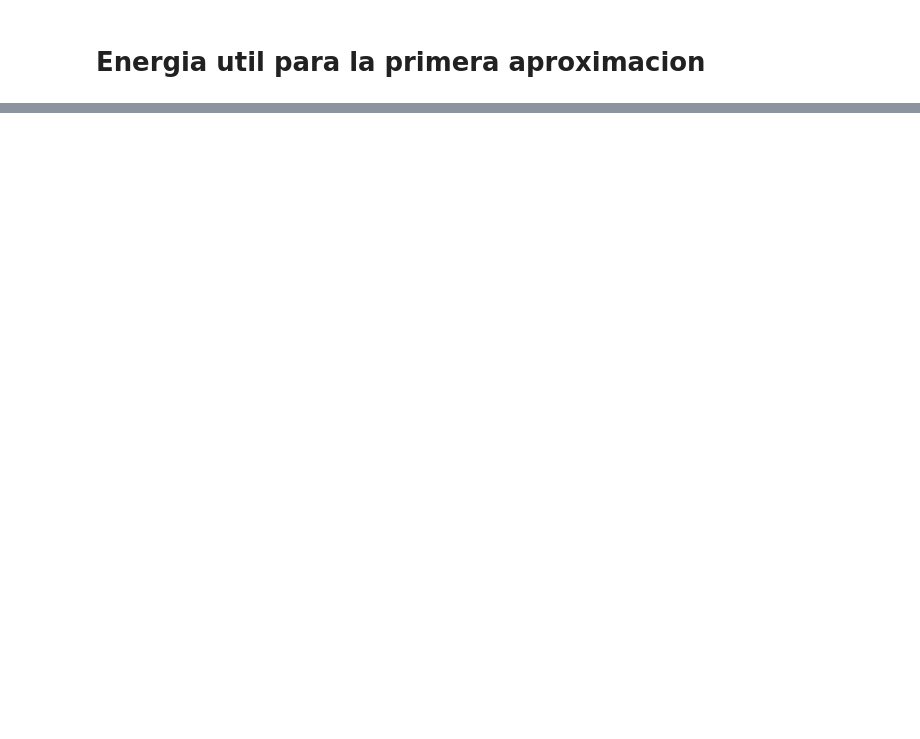
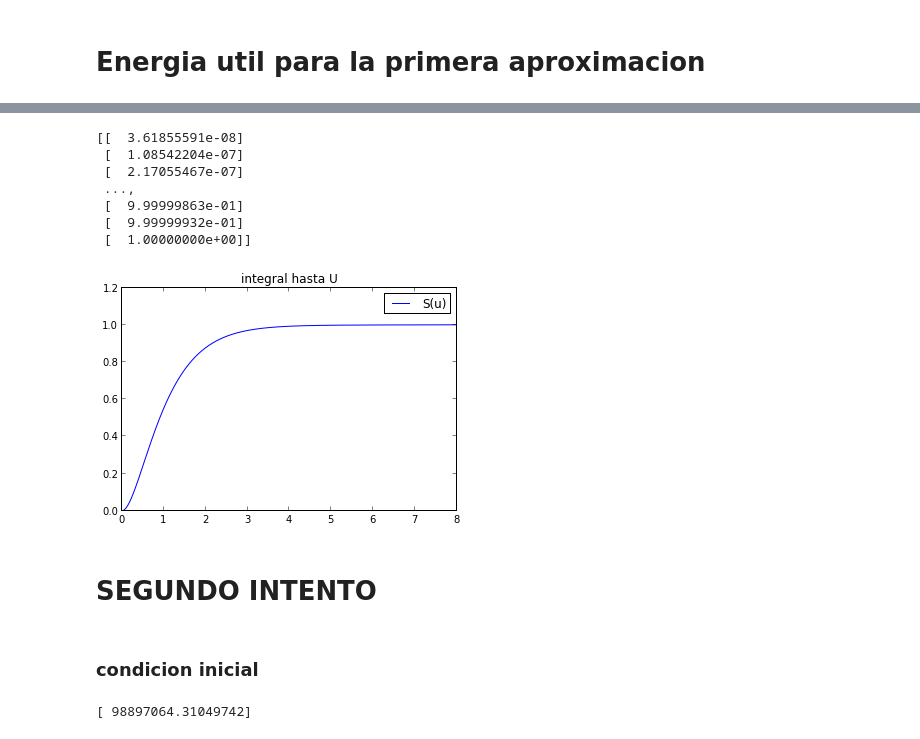
Before and after one commit to daniel-lozano/Atomica, a Jupyter notebook: Atomo_de_Helio.ipynb, the cells around one changed output, grey strips where cells are left out. Saved outputs shown, nothing was run; the diff lists cells and outputs as text; code cells hidden in the pictures; blank space fills up the shorter version.

Commit message:
actualizado a intento 2

```diff
--- a/Atomo_de_Helio.ipynb
+++ b/Atomo_de_Helio.ipynb
@@ -161,0 +190,22 @@ plot(U,probaNor)
+# %%
+integ=np.zeros([Umax,1],dtype=float)
+integr=0
+
+for i in range(Umax):
+    integr=probaNor[i]+integr
+    integ[i]=integr
+plot(U,integ,label="S(u)")
+title("integral hasta U")
+legend()
+print integ
+# %% [output]
+[[  3.61855591e-08]
+ [  1.08542204e-07]
+ [  2.17055467e-07]
+ ...,
+ [  9.99999863e-01]
+ [  9.99999932e-01]
+ [  1.00000000e+00]]
+[figure, added]
+# %% [markdown]
+# SEGUNDO INTENTO
@@ -161,0 +215,2 @@ plot(U,probaNor)
+# %% [markdown]
+### condicion inicial
@@ -161,0 +225,7 @@ plot(U,probaNor)
+# %%
+for i in range(1,Umax):
+    #Po_2[i]=Po_2[i-1]+(-(Eo1**-1)*k*e*(2-integ[i])/U[i]+(Eo1**-1)*k*e*(2-integ[i-1])/U[i-1])
+    Po_2[i]=-(Eo1**-1)*k*e*(2-integ[i])*55/U[i]
+print (Po_2[1]-Po_2[0])/(U[1]-U[0])
+# %% [output]
+[ 98897064.31049742]
```
Also changed, not shown: parts of 15 cells of this notebook, 4 other files.
